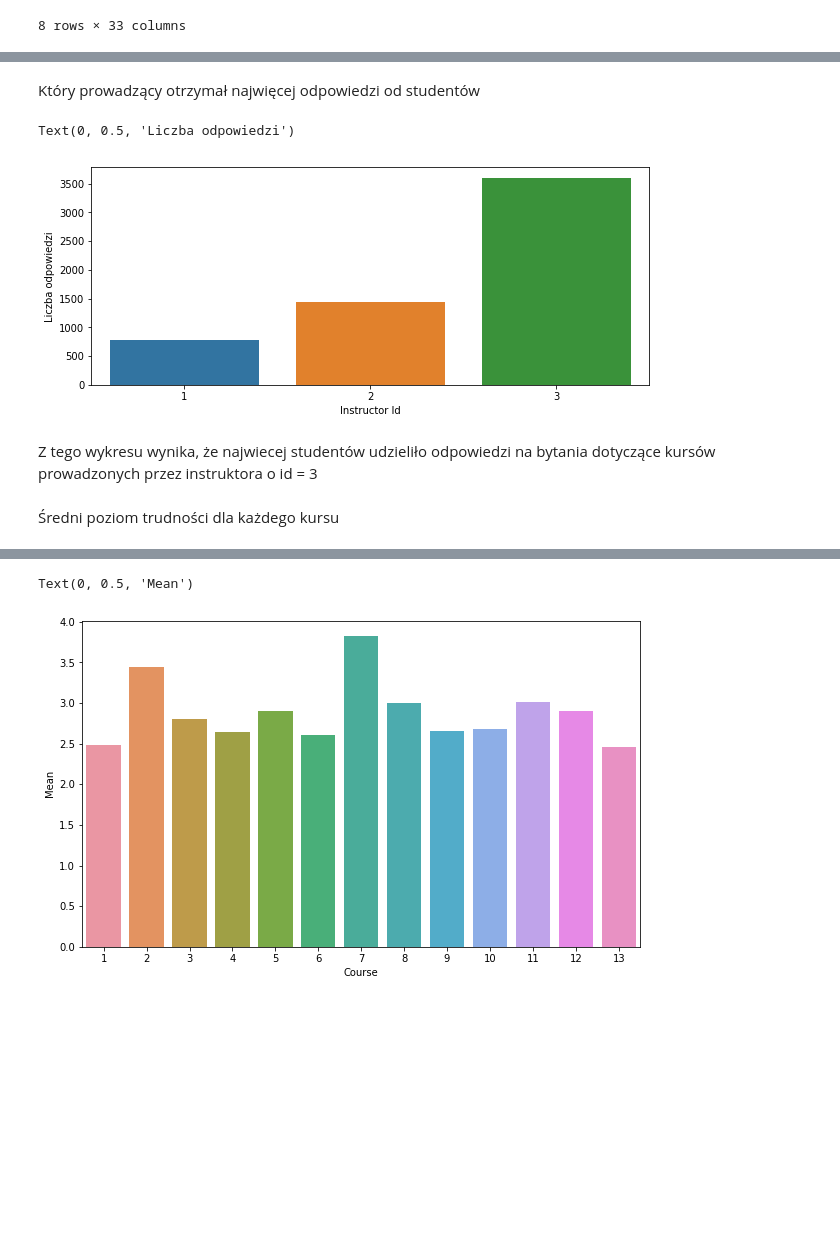
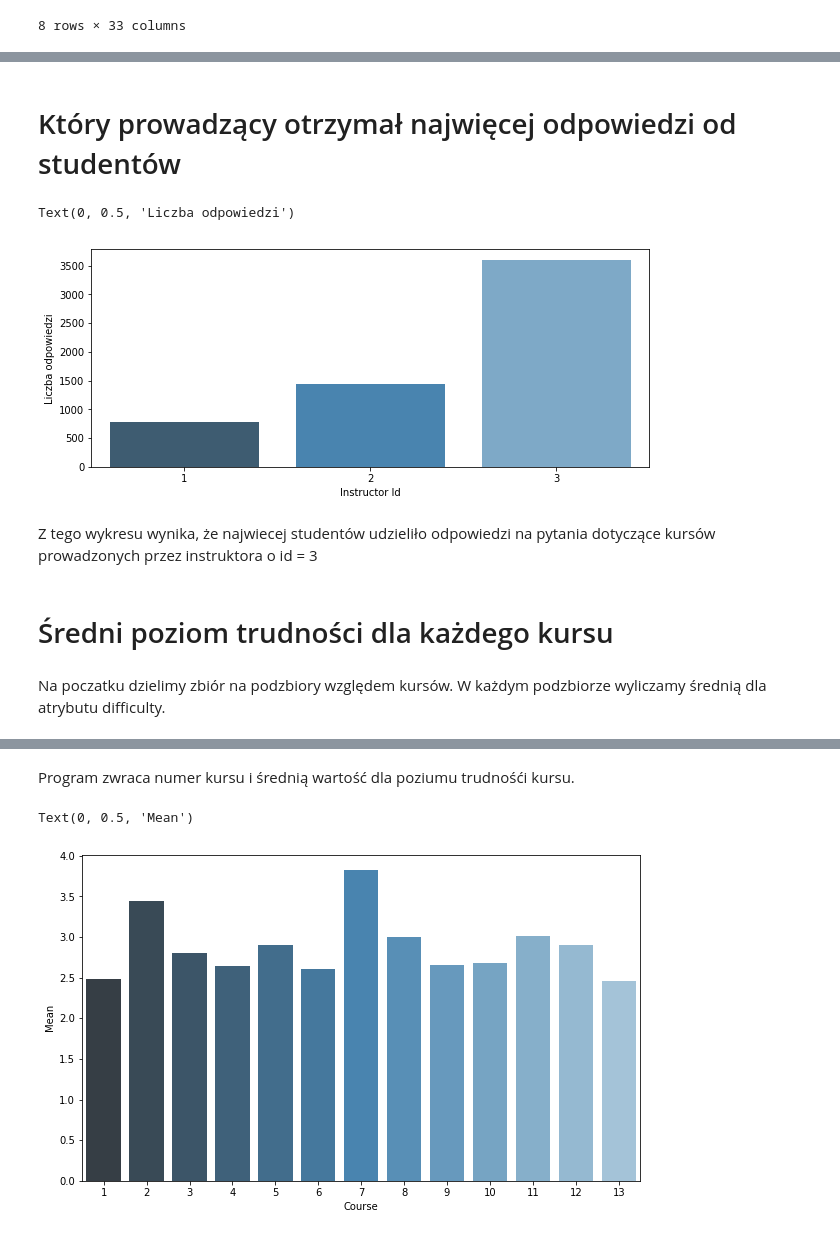
Before and after one commit to lukaszszy/data-mining, a Jupyter notebook: Projekt.ipynb, the cells around one changed output, grey strips where cells are left out. Drawn from its saved outputs; the diff is of its cells as text; code cells hidden in the pictures; blank space fills up the shorter version.

```diff
--- a/Projekt.ipynb
+++ b/Projekt.ipynb
@@ -90,19 +92,21 @@ Q27           int64
 Q28           int64
 dtype: object
 # %% [markdown]
-Który prowadzący otrzymał najwięcej odpowiedzi od studentów
+# Który prowadzący otrzymał najwięcej odpowiedzi od studentów
 # %%
 plt.figure(figsize=(10, 4))
-plot1 = sns.countplot(x='instr', data = r)
+plot1 = sns.countplot(x='instr', data = r, palette="Blues_d")
 plot1.set_xlabel('Instructor Id')
 plot1.set_ylabel('Liczba odpowiedzi')
 # %% [output]
 Text(0, 0.5, 'Liczba odpowiedzi')
-[figure, old version]
+[figure, new version]
 # %% [markdown]
-Z tego wykresu wynika, że najwiecej studentów udzieliło odpowiedzi na bytania dotyczące kursów prowadzonych  przez instruktora o id = 3
+Z tego wykresu wynika, że najwiecej studentów udzieliło odpowiedzi na pytania dotyczące kursów prowadzonych  przez instruktora o id = 3
 # %% [markdown]
-Średni poziom trudności dla każdego kursu
+# Średni poziom trudności dla każdego kursu
+# %% [markdown]
+Na poczatku dzielimy zbiór na podzbiory względem kursów. W każdym podzbiorze wyliczamy średnią dla atrybutu difficulty.
 # %%
 questionmean = []
 classlist = []
@@ -133,11 +137,13 @@ print(totalplotdata)
 10    11  3.018595
 11    12  2.902439
 12    13  2.461356
+# %% [markdown]
+Program zwraca numer kursu i średnią wartość dla poziumu trudnośći kursu.
 # %%
 plt.figure(figsize=(10, 6))
-plot2 = sns.barplot(x='class', y='mean', data = totalplotdata)
+plot2 = sns.barplot(x='class', y='mean', data = totalplotdata, palette="Blues_d")
 plot2.set_xlabel('Course')
 plot2.set_ylabel('Mean')
 # %% [output]
 Text(0, 0.5, 'Mean')
-[figure, old version]
+[figure, new version]
```
Also changed, not shown: parts of 6 cells of this notebook.
